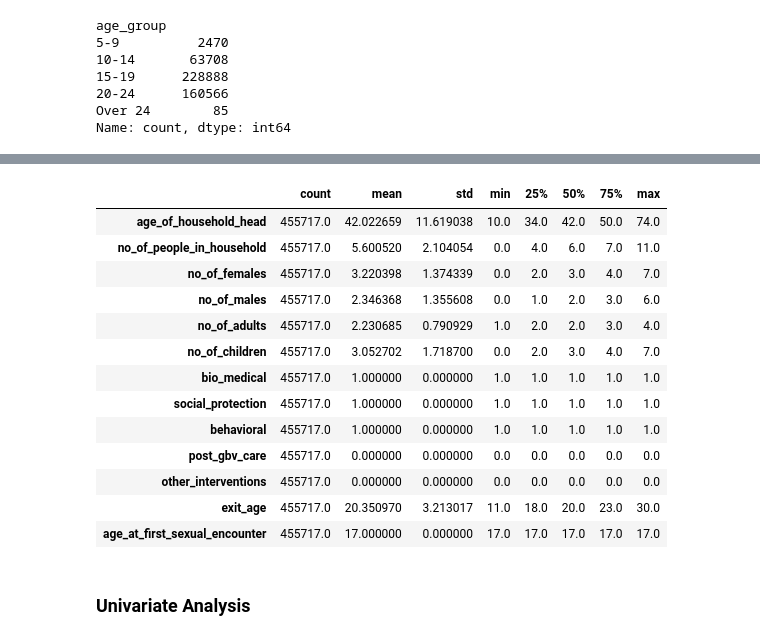
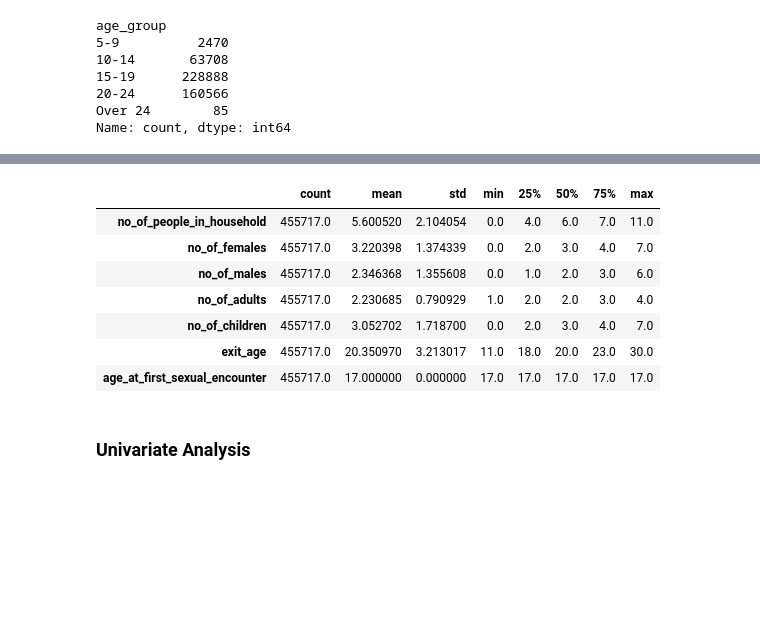
Before and after one commit to RichieRicky/DSF-PT08P5-GROUP5_CAPSTONE-PROJECT, a Jupyter notebook: CHARLES_OTWORI.ipynb, the cells around one changed output, grey strips where cells are left out. Saved outputs shown, nothing was run; the diff lists cells and outputs as text; code cells hidden in the pictures; blank space fills up the shorter version.

```diff
--- a/CHARLES_OTWORI.ipynb
+++ b/CHARLES_OTWORI.ipynb
@@ -523,54 +528,42 @@ Index(['age_of_household_head', 'no_of_people_in_household', 'no_of_females',
 # %%
 # Define the list of columns to handle (excluding 'age_at_first_sexual_encounter')
 columns_to_handle = [
-    'age_of_household_head',
     'no_of_people_in_household',
     'no_of_females',
     'no_of_males',
     'no_of_adults',
     'no_of_children',
-    'bio_medical',
-    'social_protection',
-    'behavioral',
-    'post_gbv_care',
-    'other_interventions',
     'exit_age',
     'age_at_first_sexual_encounter'
 ]
 
 # Handling outliers by replacing them with the median value
 def handle_outliers_with_median(df, columns):
     for col in columns:
         Q1 = df[col].quantile(0.25)
         Q3 = df[col].quantile(0.75)
         IQR = Q3 - Q1
         lower_bound = Q1 - 1.5 * IQR
         upper_bound = Q3 + 1.5 * IQR
 
         # Using boolean masking to replace outliers with the median
         median_value = df[col].median()
         df.loc[(df[col] < lower_bound) | (df[col] > upper_bound), col] = median_value
 
     return df
 
 # Handle the outliers by replacing them with median values
 AGYW_prev_data = handle_outliers_with_median(AGYW_prev_data, columns_to_handle)
 
 # Optional: Check the cleaned DataFrame
 AGYW_prev_data[columns_to_handle].describe().T
 # %% [output]
 |  | count | mean | std | min | 25% | 50% | 75% | max |
-| age_of_household_head | 455717.0 | 42.022659 | 11.619038 | 10.0 | 34.0 | 42.0 | 50.0 | 74.0 |
 | no_of_people_in_household | 455717.0 | 5.600520 | 2.104054 | 0.0 | 4.0 | 6.0 | 7.0 | 11.0 |
 | no_of_females | 455717.0 | 3.220398 | 1.374339 | 0.0 | 2.0 | 3.0 | 4.0 | 7.0 |
 | no_of_males | 455717.0 | 2.346368 | 1.355608 | 0.0 | 1.0 | 2.0 | 3.0 | 6.0 |
 | no_of_adults | 455717.0 | 2.230685 | 0.790929 | 1.0 | 2.0 | 2.0 | 3.0 | 4.0 |
 | no_of_children | 455717.0 | 3.052702 | 1.718700 | 0.0 | 2.0 | 3.0 | 4.0 | 7.0 |
-| bio_medical | 455717.0 | 1.000000 | 0.000000 | 1.0 | 1.0 | 1.0 | 1.0 | 1.0 |
-| social_protection | 455717.0 | 1.000000 | 0.000000 | 1.0 | 1.0 | 1.0 | 1.0 | 1.0 |
-| behavioral | 455717.0 | 1.000000 | 0.000000 | 1.0 | 1.0 | 1.0 | 1.0 | 1.0 |
-| post_gbv_care | 455717.0 | 0.000000 | 0.000000 | 0.0 | 0.0 | 0.0 | 0.0 | 0.0 |
-| other_interventions | 455717.0 | 0.000000 | 0.000000 | 0.0 | 0.0 | 0.0 | 0.0 | 0.0 |
 | exit_age | 455717.0 | 20.350970 | 3.213017 | 11.0 | 18.0 | 20.0 | 23.0 | 30.0 |
 | age_at_first_sexual_encounter | 455717.0 | 17.000000 | 0.000000 | 17.0 | 17.0 | 17.0 | 17.0 | 17.0 |
 # %% [markdown]
```
Also changed, not shown: parts of 28 cells of this notebook, 43 other files.
